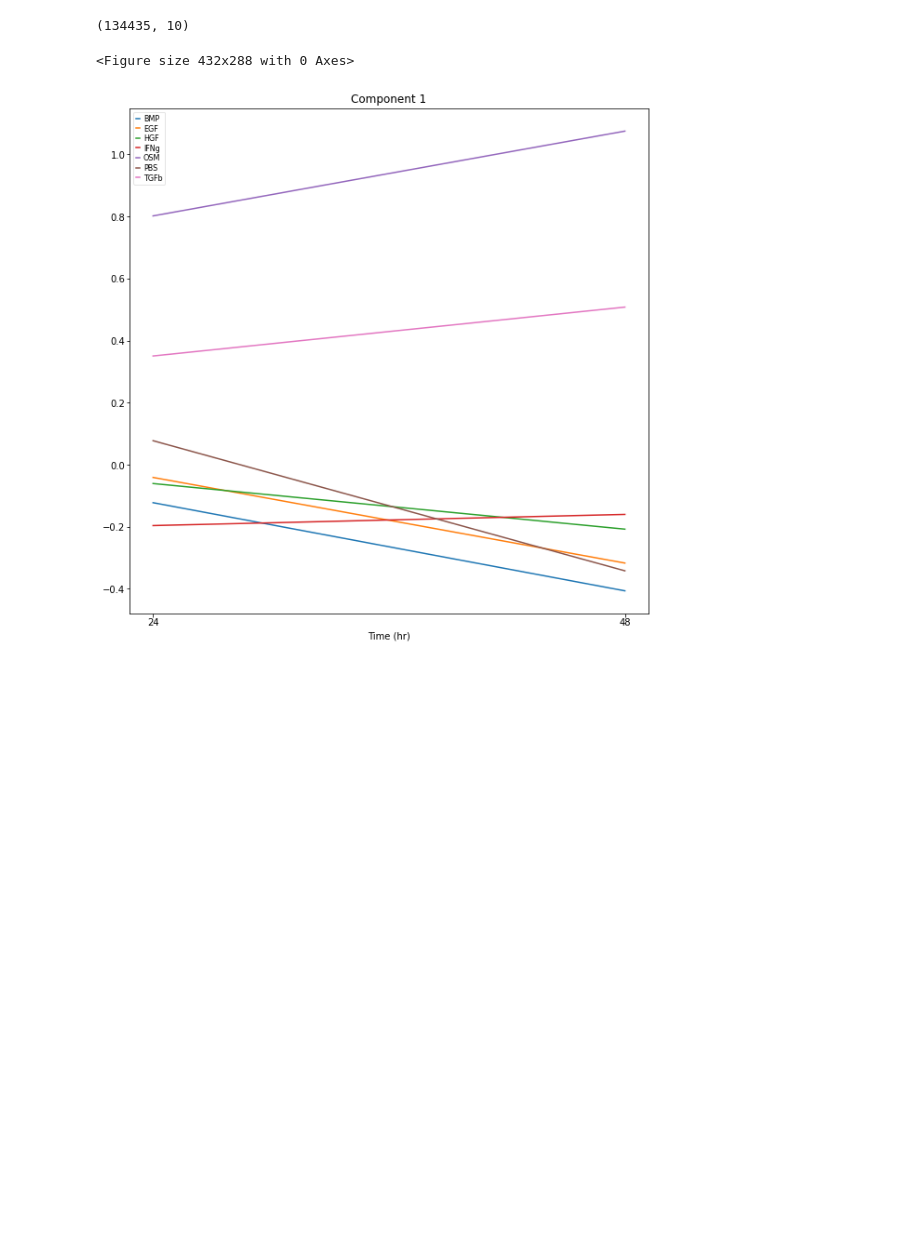
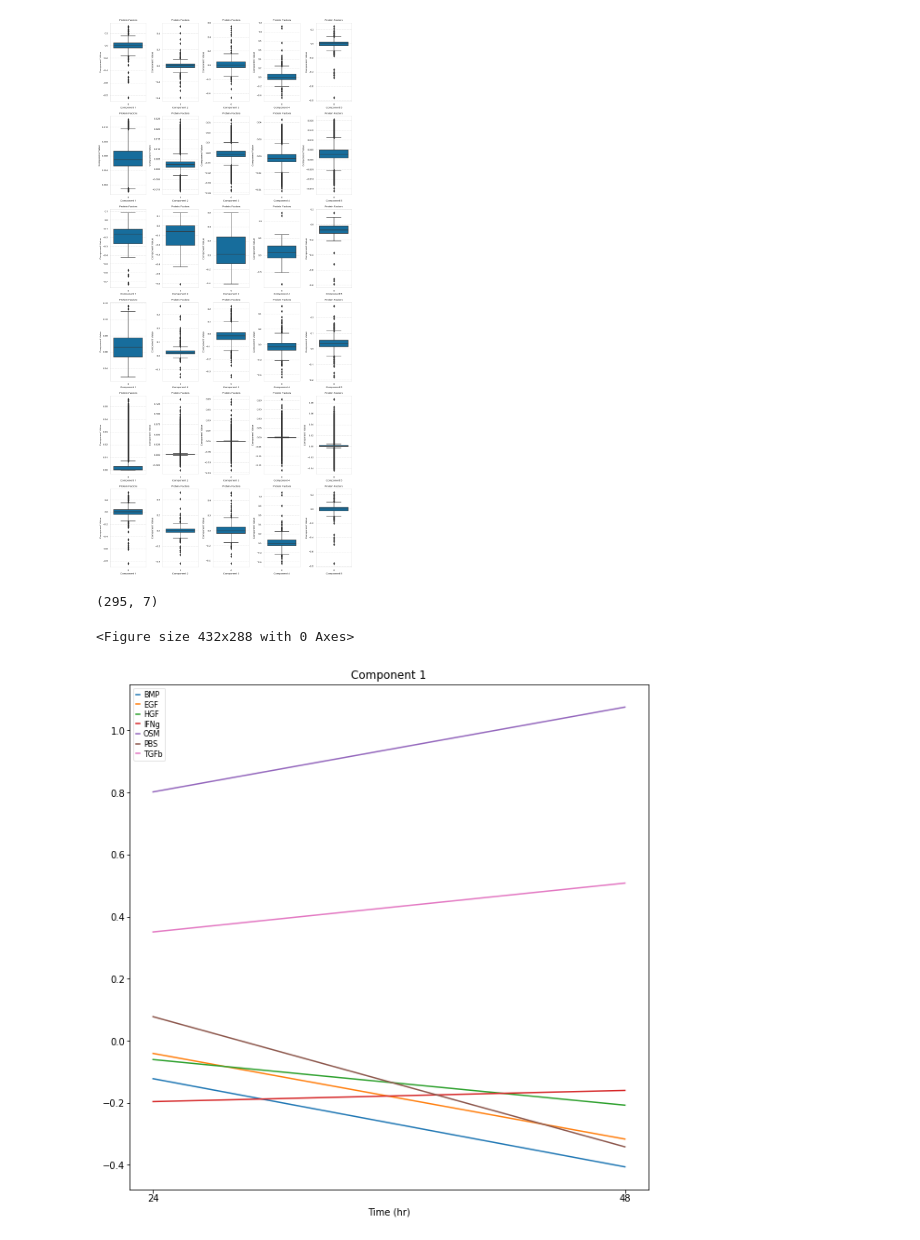
Before and after one commit to meyer-lab/tfac-ccle, a Jupyter notebook: tfac/OHSUplots.ipynb, the cells around one changed output. Saved outputs shown, nothing was run; the diff lists cells and outputs as text; code cells hidden in the pictures; blank space fills up the shorter version.

```diff
--- a/tfac/OHSUplots.ipynb
+++ b/tfac/OHSUplots.ipynb
@@ -43,0 +46,8 @@ parafac2tensor, error = OHSU_parafac2_decomp(p2slicesB, 10)
+# %%
+LINCSproteins = transform[1][0]
+atacChr = transform[1][1]
+GCPHistones = transform[1][3]
+L1000GeneExp = transform[1][4]
+RNAGeneSeq = transform[1][5]
+RPPAproteins = transform[1][6]
+#proteins, chromosomes, IFproteins, histones, geneExpression, RNAGenes, Rproteins
@@ -44,10 +85,48 @@ parafac2tensor, error = OHSU_parafac2_decomp(p2slicesB, 10)
+# %%
+def proteinBoxPlot(ax, transformed, sliceRows, componentIn):
+    '''Plots protein component in partial tucker factorization space with annotation of some outliers'''
+    df = pd.DataFrame(transformed)
+    prots = outliersForPlot(df, sliceRows)
+    sns.boxplot(data=df, ax=ax)
+    ax.set_xlabel("Component " + str(componentIn))
+    ax.set_ylabel('Component Value')
+    ax.set_title('Protein Factors')
+    for comp in prots:
+        offset_side = 0
+        for outlier in prots[comp]:
+            if outlier[3]:
+                if offset_side == 0:
+                    ax.text(outlier[0] + .05, outlier[1] - .005, outlier[2], horizontalalignment='left', size='large', color='black', weight=100)
+                    offset_side = 1
+                elif offset_side == 1:
+                    ax.text(outlier[0] - .05, outlier[1] - .005, outlier[2], horizontalalignment='right', size='large', color='black', weight=100)
+                    offset_side = 0
+            else:
+                offset_side = 1 - offset_side
+# %%
+def transformPlot(seed, transformSlice, sliceRow):
+    col = np.size(transformSlice, 1)
+    for a in range(col):
+        proteinBoxPlot(ax[seed + a], transformSlice[:,a], sliceRow, a+1)
+# %%
+row = 6
+col = 5
+ax, f = getSetup((11, 24), (row, col))
+transformPlot(0, LINCSproteins, proteins)
+transformPlot(5, atacChr, chromosomes)
+transformPlot(10, GCPHistones, histones)
+transformPlot(15, L1000GeneExp, geneExpression)
+transformPlot(20, RNAGeneSeq, RNAGenes)
+transformPlot(25, RPPAproteins, Rproteins)
+# %% [output]
+[figure, added]
 # %%
 C = parafac2tensor[1][2]
 # %%
-D = parafac2tensor[2][1]
+D = parafac2tensor[2][0]
 print(D.shape)
 # %% [output]
-(134435, 10)
+(295, 7)
 # %%
 components = 10
 treatments = ['BMP2_24', 'BMP2_48', 'EGF_24', 'EGF_48', 'HGF_24', 'HGF_48', 'IFNg_24', 'IFNg_48', 'OSM_24', 'OSM_48', 'PBS_24', 'PBS_48', 'TGFb_24', 'TGFb_48']
```
Also changed, not shown: parts of 7 cells of this notebook, 3 other files.
